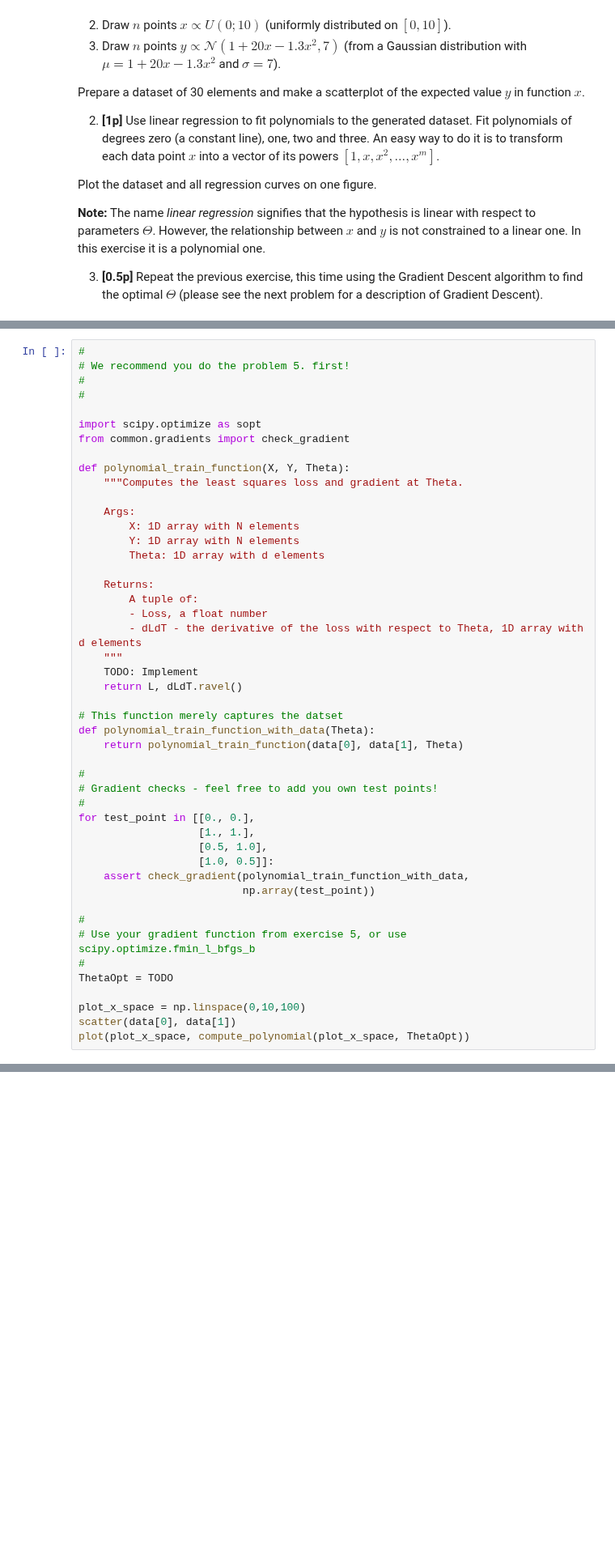
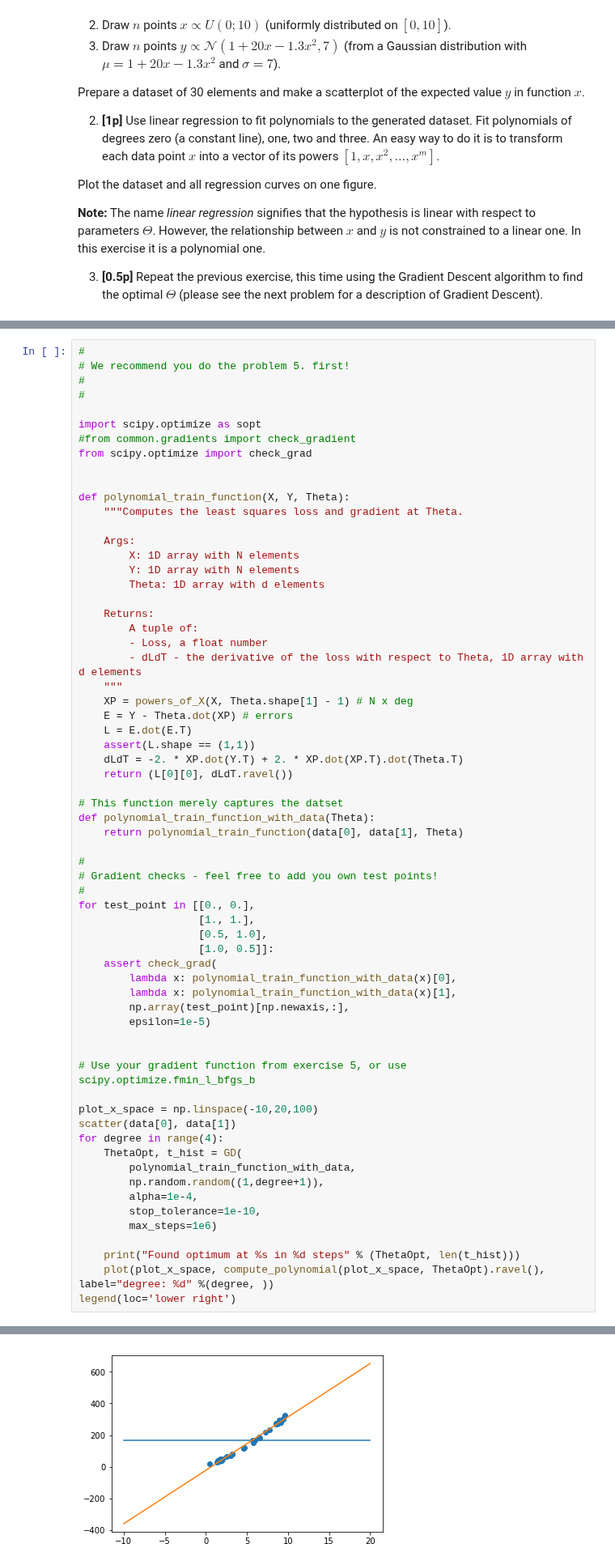
Before and after one commit to sequba/nn_assignments, a Jupyter notebook: assignment3/Assignment3.ipynb, the cells around one changed output, grey strips where cells are left out. Shown at 81% size. Drawn from its saved outputs; the diff is of its cells as text; blank space fills up the shorter version.

```diff
--- a/assignment3/Assignment3.ipynb
+++ b/assignment3/Assignment3.ipynb
@@ -132,7 +132,9 @@ legend(loc='lower right')
 #
 
 import scipy.optimize as sopt
-from common.gradients import check_gradient
+#from common.gradients import check_gradient
+from scipy.optimize import check_grad
+
 
 def polynomial_train_function(X, Y, Theta):
     """Computes the least squares loss and gradient at Theta.
@@ -147,8 +149,12 @@ def polynomial_train_function(X, Y, Theta):
         - Loss, a float number
         - dLdT - the derivative of the loss with respect to Theta, 1D array with d elements
     """
-    TODO: Implement
-    return L, dLdT.ravel()
+    XP = powers_of_X(X, Theta.shape[1] - 1) # N x deg
+    E = Y - Theta.dot(XP) # errors
+    L = E.dot(E.T)
+    assert(L.shape == (1,1))
+    dLdT = -2. * XP.dot(Y.T) + 2. * XP.dot(XP.T).dot(Theta.T)
+    return (L[0][0], dLdT.ravel())
 
 # This function merely captures the datset
 def polynomial_train_function_with_data(Theta):
@@ -161,15 +167,26 @@ for test_point in [[0., 0.],
                    [1., 1.],
                    [0.5, 1.0],
                    [1.0, 0.5]]:
-    assert check_gradient(polynomial_train_function_with_data,
-                          np.array(test_point))
+    assert check_grad(
+        lambda x: polynomial_train_function_with_data(x)[0],
+        lambda x: polynomial_train_function_with_data(x)[1],
+        np.array(test_point)[np.newaxis,:],
+        epsilon=1e-5)
 
-#
+
 # Use your gradient function from exercise 5, or use scipy.optimize.fmin_l_bfgs_b
-#
-ThetaOpt = TODO
 
-plot_x_space = np.linspace(0,10,100)
+plot_x_space = np.linspace(-10,20,100)
 scatter(data[0], data[1])
-plot(plot_x_space, compute_polynomial(plot_x_space, ThetaOpt))
+for degree in range(4):
+    ThetaOpt, t_hist = GD(
+        polynomial_train_function_with_data,
+        np.random.random((1,degree+1)),
+        alpha=1e-4,
+        stop_tolerance=1e-10,
+        max_steps=1e6)
+
+    print("Found optimum at %s in %d steps" % (ThetaOpt, len(t_hist)))
+    plot(plot_x_space, compute_polynomial(plot_x_space, ThetaOpt).ravel(), label="degree: %d" %(degree, ))
+legend(loc='lower right')
 # %% [output]
@@ -177,3 +196,4 @@ SyntaxError: invalid syntax (<ipython-input-150-e0338875e285>, line 22)
+[figure, added]
 # %% [markdown]
 # Problem 5 (Gradient Descent) [2p + 2 bonus p]
 
```
Also changed, not shown: parts of 13 cells of this notebook.
